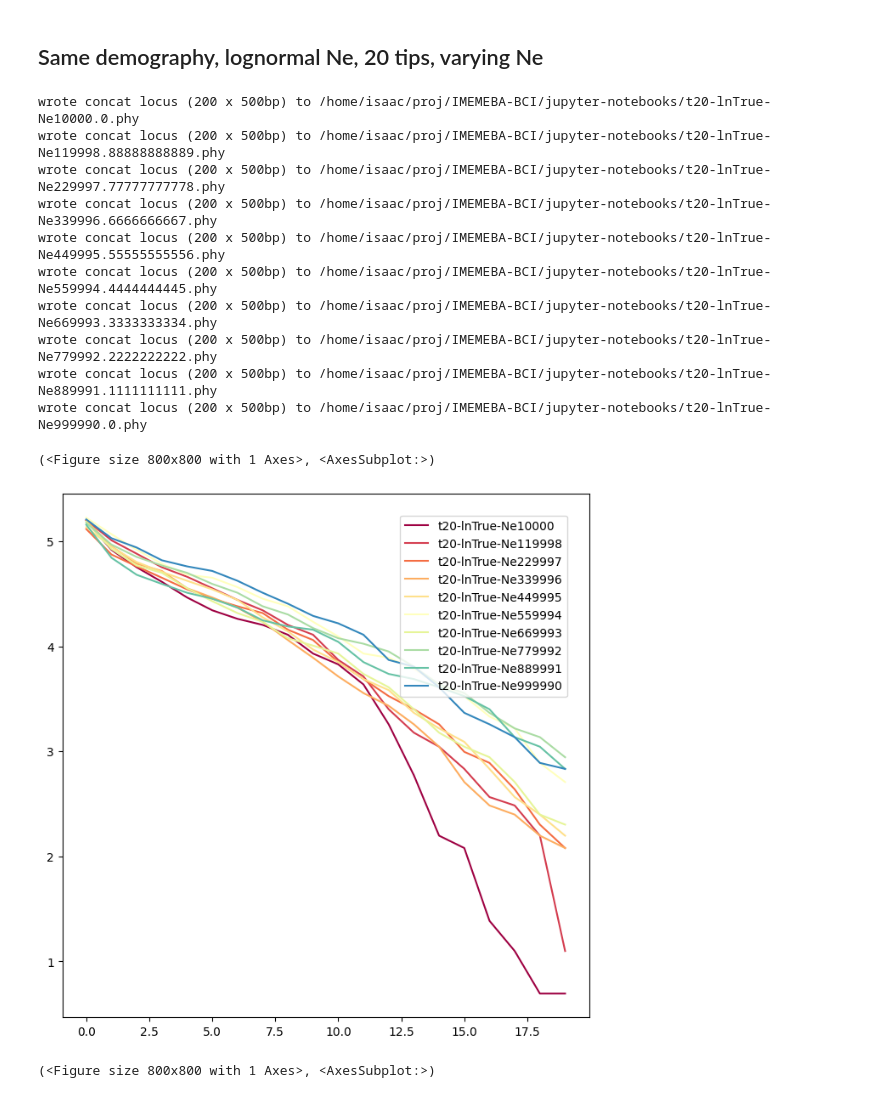
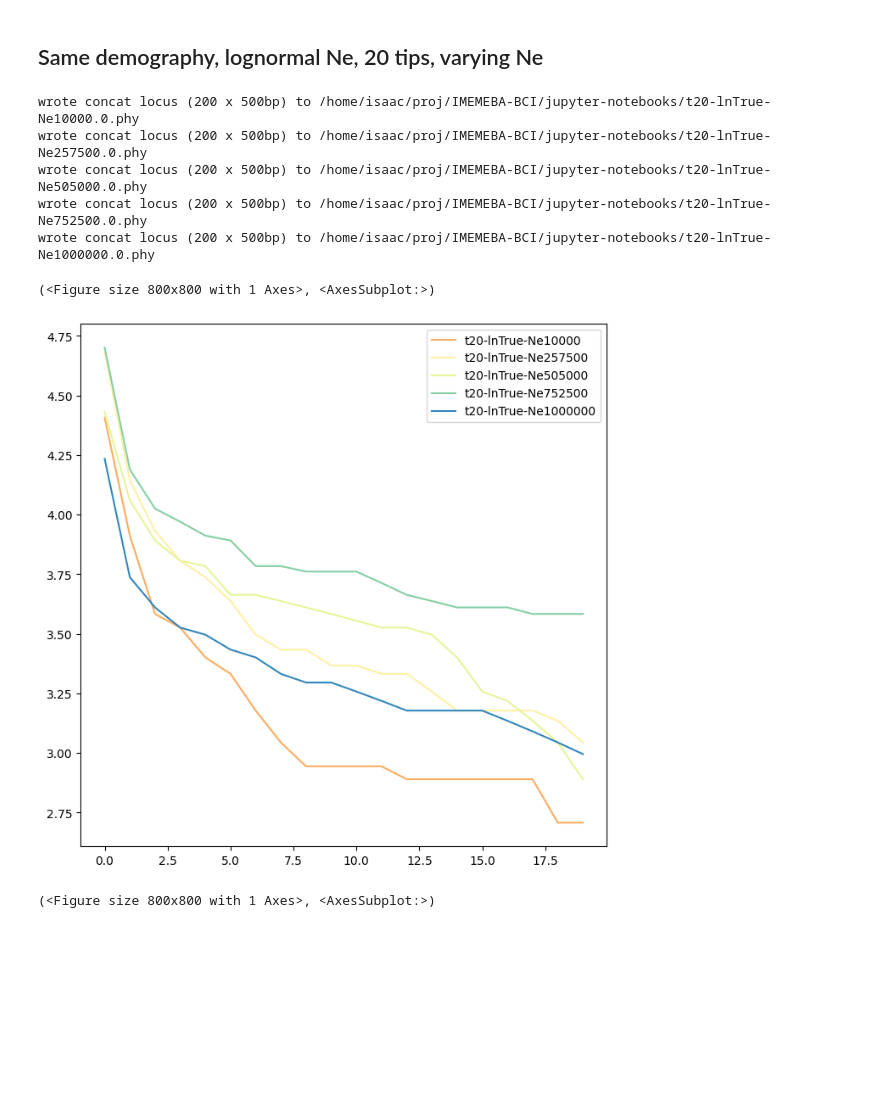
Before and after one commit to isaacovercast/IMEMEBA-BCI, a Jupyter notebook: jupyter-notebooks/IMEMEBA-Simulations.ipynb, the cells around one changed output. Cells and saved outputs as stored; diff of their text form; code cells hidden in the pictures; blank space fills up the shorter version.

Commit message:
update simulations notebook with some difference checks

```diff
--- a/jupyter-notebooks/IMEMEBA-Simulations.ipynb
+++ b/jupyter-notebooks/IMEMEBA-Simulations.ipynb
@@ -110,7 +130,7 @@ def sim_bci(ntips=8, treeheight=1e7, Ne=1e5, mutation_rate=3e-8, Ne_lognormal=Fa
     model.write_concat_to_phylip(outdir=".", name=outphy)
     fasta = BCI.phylip_to_fasta(outphy, verbose=verbose)
     bci = BCI.BCI(data=fasta)
-    bci.run(verbose=verbose)
+    bci.run(simulated=True, verbose=verbose)
     return bci
 
 bci = sim_bci(ntips=20, Ne=1e5, verbose=False, Ne_lognormal=False)
@@ -202,21 +222,16 @@ BCI.plot_multi(bcis, normalize=True)
 # %% [markdown]
 ## Same demography, lognormal Ne, 20 tips, varying Ne
 # %%
-bcis = [sim_bci(ntips=20, Ne_lognormal=True, Ne=x) for x in np.linspace(1e4, 1e6-10, 10)]
+bcis = [sim_bci(ntips=20, Ne_lognormal=True, Ne=x) for x in np.linspace(1e4, 1e6, 5)]
 BCI.plot_multi(bcis)
 # %% [output]
 wrote concat locus (200 x 500bp) to /home/isaac/proj/IMEMEBA-BCI/jupyter-notebooks/t20-lnTrue-Ne10000.0.phy
-wrote concat locus (200 x 500bp) to /home/isaac/proj/IMEMEBA-BCI/jupyter-notebooks/t20-lnTrue-Ne119998.88888888889.phy
-wrote concat locus (200 x 500bp) to /home/isaac/proj/IMEMEBA-BCI/jupyter-notebooks/t20-lnTrue-Ne229997.77777777778.phy
-wrote concat locus (200 x 500bp) to /home/isaac/proj/IMEMEBA-BCI/jupyter-notebooks/t20-lnTrue-Ne339996.6666666667.phy
-wrote concat locus (200 x 500bp) to /home/isaac/proj/IMEMEBA-BCI/jupyter-notebooks/t20-lnTrue-Ne449995.55555555556.phy
-wrote concat locus (200 x 500bp) to /home/isaac/proj/IMEMEBA-BCI/jupyter-notebooks/t20-lnTrue-Ne559994.4444444445.phy
-wrote concat locus (200 x 500bp) to /home/isaac/proj/IMEMEBA-BCI/jupyter-notebooks/t20-lnTrue-Ne669993.3333333334.phy
-wrote concat locus (200 x 500bp) to /home/isaac/proj/IMEMEBA-BCI/jupyter-notebooks/t20-lnTrue-Ne779992.2222222222.phy
-wrote concat locus (200 x 500bp) to /home/isaac/proj/IMEMEBA-BCI/jupyter-notebooks/t20-lnTrue-Ne889991.1111111111.phy
-wrote concat locus (200 x 500bp) to /home/isaac/proj/IMEMEBA-BCI/jupyter-notebooks/t20-lnTrue-Ne999990.0.phy
+wrote concat locus (200 x 500bp) to /home/isaac/proj/IMEMEBA-BCI/jupyter-notebooks/t20-lnTrue-Ne257500.0.phy
+wrote concat locus (200 x 500bp) to /home/isaac/proj/IMEMEBA-BCI/jupyter-notebooks/t20-lnTrue-Ne505000.0.phy
+wrote concat locus (200 x 500bp) to /home/isaac/proj/IMEMEBA-BCI/jupyter-notebooks/t20-lnTrue-Ne752500.0.phy
+wrote concat locus (200 x 500bp) to /home/isaac/proj/IMEMEBA-BCI/jupyter-notebooks/t20-lnTrue-Ne1000000.0.phy
 (<Figure size 800x800 with 1 Axes>, <AxesSubplot:>)
-[figure, old version]
+[figure, new version]
 # %%
 BCI.plot_multi(bcis, log=True, normalize=False)
 # %% [output]
```
Also changed, not shown: parts of 23 cells of this notebook.
